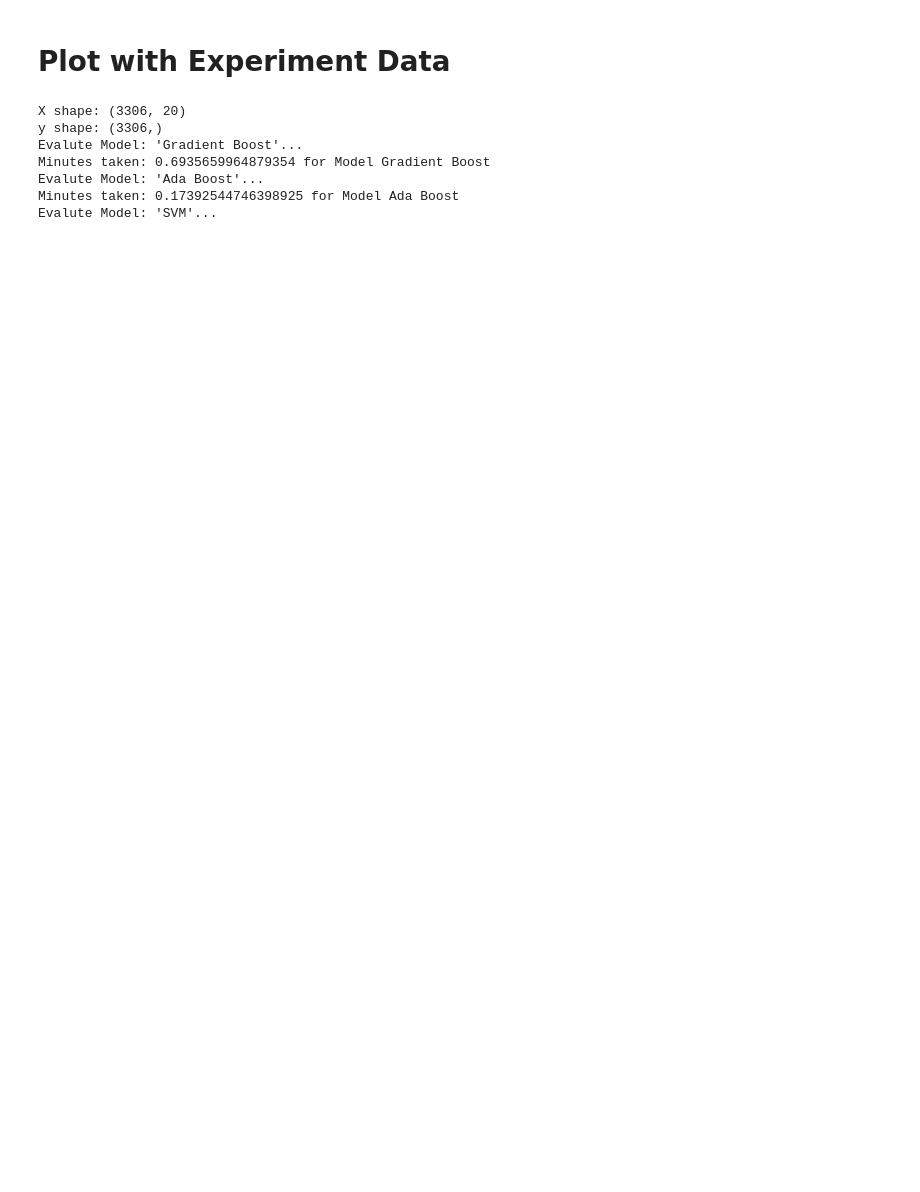
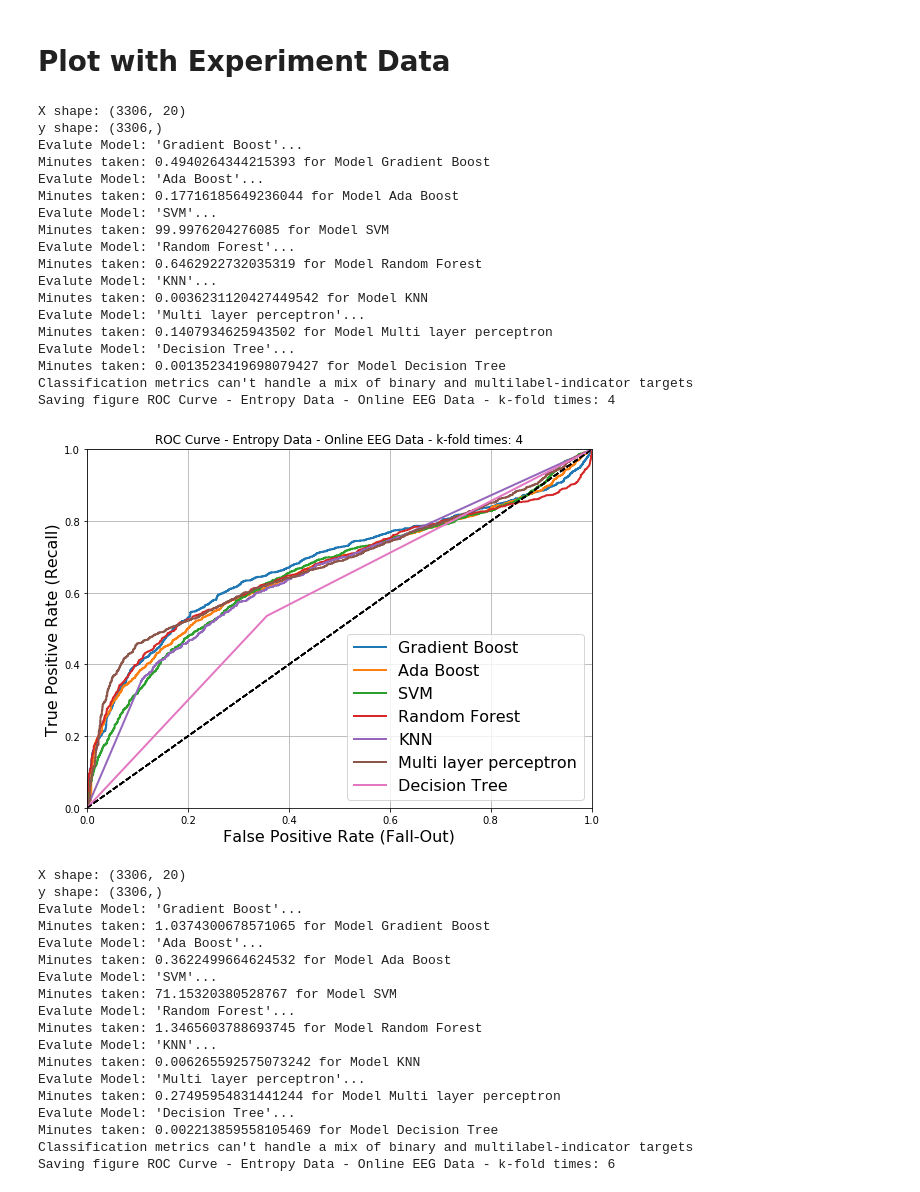
Before and after one commit to mudo121/thesis_eeg, a Jupyter notebook: machine_learning_notebooks/compare_classificators.ipynb, the cells around one changed output. Drawn from its saved outputs; the diff is of its cells as text; code cells hidden in the pictures; blank space fills up the shorter version.

```diff
--- a/machine_learning_notebooks/compare_classificators.ipynb
+++ b/machine_learning_notebooks/compare_classificators.ipynb
@@ -313,14 +439,47 @@ Saving figure ROC Curve - Frequency Data - Online EEG Data - k-fold times: 12
 # %% [markdown]
 # Plot with Experiment Data
 # %%
-evaluteModelsWithRocCurve(modelList, X=X_train_entropy_exp, y=y_train_entropy_exp,
-                          title="ROC Curve - Entropy Data - Online EEG Data", target_names=targetNames_exp,
-                          kFoldTimes=5)
+kFoldTimesList = [4, 6, 8, 10]
+
+for k in kFoldTimesList:
+    evaluteModelsWithRocCurve(modelList, X=X_train_entropy_exp, y=y_train_entropy_exp,
+                              title="ROC Curve - Entropy Data - Online EEG Data", target_names=targetNames_exp,
+                              kFoldTimes=k)
 # %% [output]
 X shape: (3306, 20)
 y shape: (3306,)
 Evalute Model: 'Gradient Boost'...
-Minutes taken: 0.6935659964879354 for Model Gradient Boost
+Minutes taken: 0.4940264344215393 for Model Gradient Boost
 Evalute Model: 'Ada Boost'...
-Minutes taken: 0.17392544746398925 for Model Ada Boost
+Minutes taken: 0.17716185649236044 for Model Ada Boost
 Evalute Model: 'SVM'...
+Minutes taken: 99.9976204276085 for Model SVM
+Evalute Model: 'Random Forest'...
+Minutes taken: 0.6462922732035319 for Model Random Forest
+Evalute Model: 'KNN'...
+Minutes taken: 0.0036231120427449542 for Model KNN
+Evalute Model: 'Multi layer perceptron'...
+Minutes taken: 0.1407934625943502 for Model Multi layer perceptron
+Evalute Model: 'Decision Tree'...
+Minutes taken: 0.0013523419698079427 for Model Decision Tree
+Classification metrics can't handle a mix of binary and multilabel-indicator targets
+Saving figure ROC Curve - Entropy Data - Online EEG Data - k-fold times: 4
+[figure, added]
+X shape: (3306, 20)
+y shape: (3306,)
+Evalute Model: 'Gradient Boost'...
+Minutes taken: 1.0374300678571065 for Model Gradient Boost
+Evalute Model: 'Ada Boost'...
+Minutes taken: 0.3622499664624532 for Model Ada Boost
+Evalute Model: 'SVM'...
+Minutes taken: 71.15320380528767 for Model SVM
+Evalute Model: 'Random Forest'...
+Minutes taken: 1.3465603788693745 for Model Random Forest
+Evalute Model: 'KNN'...
+Minutes taken: 0.006265592575073242 for Model KNN
+Evalute Model: 'Multi layer perceptron'...
+Minutes taken: 0.27495954831441244 for Model Multi layer perceptron
+Evalute Model: 'Decision Tree'...
+Minutes taken: 0.002213859558105469 for Model Decision Tree
+Classification metrics can't handle a mix of binary and multilabel-indicator targets
+Saving figure ROC Curve - Entropy Data - Online EEG Data - k-fold times: 6
```
Also changed, not shown: parts of 7 cells of this notebook, 14 other files.
